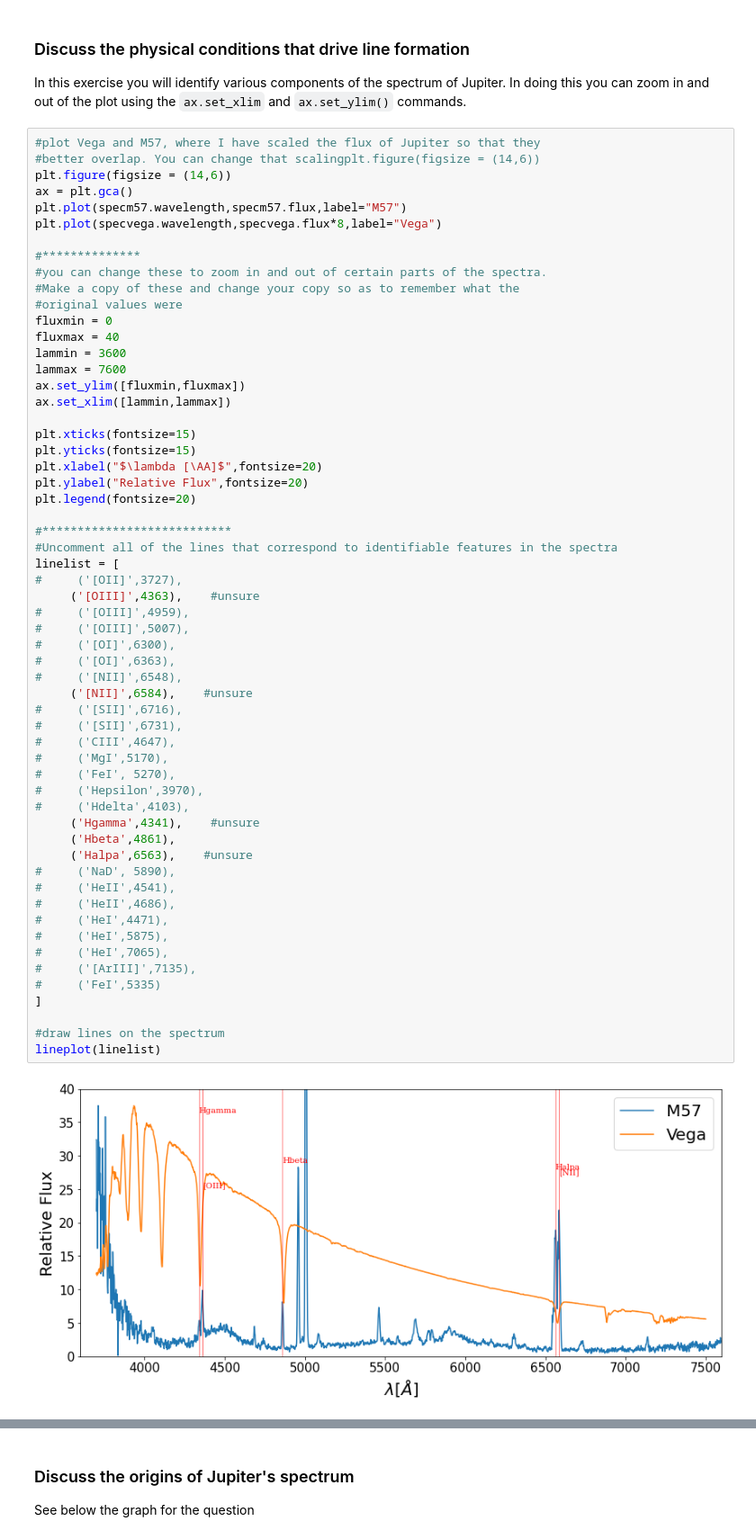
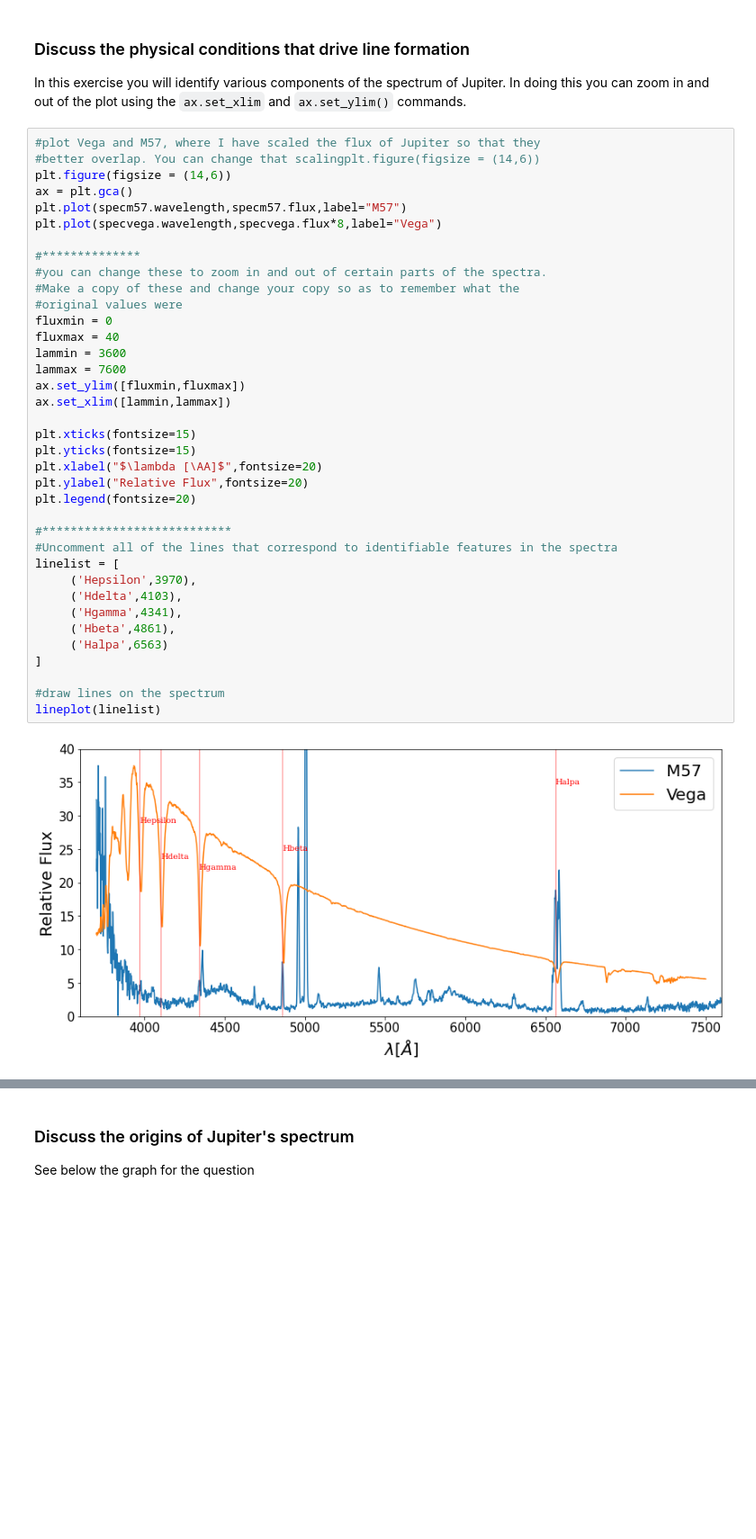
Before and after one commit to miearsje/ObservingProject_student, a Jupyter notebook: analysis_real_spectra.student.ipynb, the cells around one changed output, grey strips where cells are left out. Shown: that part at 90% size. Saved outputs shown, nothing was run; the diff lists cells and outputs as text; blank space fills up the shorter version.

```diff
--- a/analysis_real_spectra.student.ipynb
+++ b/analysis_real_spectra.student.ipynb
@@ -184,58 +165,37 @@ plt.figure(figsize = (14,6))
 ax = plt.gca()
 plt.plot(specm57.wavelength,specm57.flux,label="M57")
 plt.plot(specvega.wavelength,specvega.flux*8,label="Vega")
 
 #**************
 #you can change these to zoom in and out of certain parts of the spectra.
 #Make a copy of these and change your copy so as to remember what the
 #original values were
 fluxmin = 0
 fluxmax = 40
 lammin = 3600
 lammax = 7600
 ax.set_ylim([fluxmin,fluxmax])
 ax.set_xlim([lammin,lammax])
 
 plt.xticks(fontsize=15)
 plt.yticks(fontsize=15)
 plt.xlabel("$\lambda [\AA]$",fontsize=20)
 plt.ylabel("Relative Flux",fontsize=20)
 plt.legend(fontsize=20)
 
 #***************************
 #Uncomment all of the lines that correspond to identifiable features in the spectra
 linelist = [
-#     ('[OII]',3727),
-     ('[OIII]',4363),    #unsure
-#     ('[OIII]',4959),
-#     ('[OIII]',5007),
-#     ('[OI]',6300),
-#     ('[OI]',6363),
-#     ('[NII]',6548),
-     ('[NII]',6584),    #unsure
-#     ('[SII]',6716),
-#     ('[SII]',6731),
-#     ('CIII',4647),
-#     ('MgI',5170),
-#     ('FeI', 5270),
-#     ('Hepsilon',3970),
-#     ('Hdelta',4103),
-     ('Hgamma',4341),    #unsure
+     ('Hepsilon',3970),
+     ('Hdelta',4103),
+     ('Hgamma',4341),
      ('Hbeta',4861),
-     ('Halpa',6563),    #unsure
-#     ('NaD', 5890),
-#     ('HeII',4541),
-#     ('HeII',4686),
-#     ('HeI',4471),
-#     ('HeI',5875),
-#     ('HeI',7065),
-#     ('[ArIII]',7135),
-#     ('FeI',5335)
+     ('Halpa',6563)
 ]
 
 #draw lines on the spectrum
 lineplot(linelist)
 # %% [output]
-[figure, old version]
+[figure, new version]
 # %% [markdown]
 4. **Problem** -  There are lines in common between M57 and Vega but they are in absorption in Vega and in Emission in M57.
```
Also changed, not shown: parts of 6 cells of this notebook.
